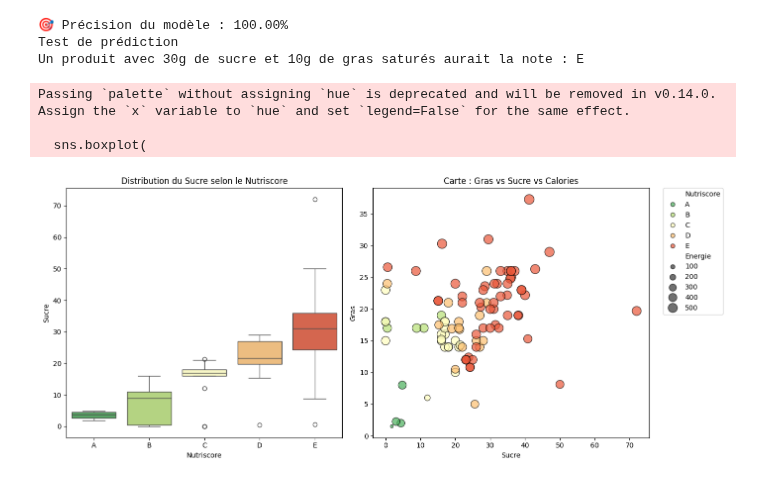
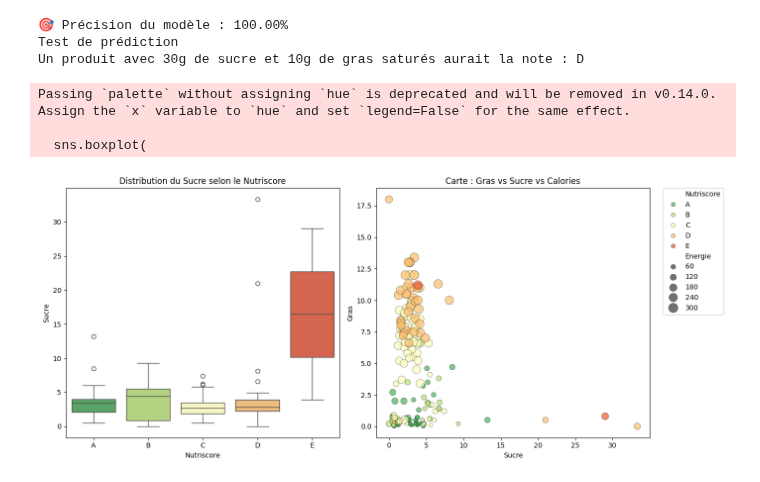
Before and after one commit to Mc3li3/ENSAE-Python-pour-la-data-science, a Jupyter notebook: src/main.ipynb, the cells around one changed output. Drawn from its saved outputs; the diff is of its cells as text; code cells hidden in the pictures.

Commit message:
data exploration

```diff
--- a/src/main.ipynb
+++ b/src/main.ipynb
@@ -30,6 +87,6 @@ display(df.head())
 # %%
 model = NutriModel()
-accuracy = model.train(df)
+accuracy = model.train(df_final)
 
 print(f"🎯 Précision du modèle : {accuracy:.2%}")
 
@@ -48,7 +105,7 @@ print(f"Un produit avec 30g de sucre et 10g de gras saturés aurait la note : {n
 # %% [output]
 🎯 Précision du modèle : 100.00%
 Test de prédiction
-Un produit avec 30g de sucre et 10g de gras saturés aurait la note : E
+Un produit avec 30g de sucre et 10g de gras saturés aurait la note : D
 # %%
 # Visualisation et Analyse
 
@@ -57,33 +114,33 @@ plt.figure(figsize=(14, 6))
 # Boxplot
 plt.subplot(1, 2, 1)
 sns.boxplot(
-    data=df,
+    data=df_final,
     x='Nutriscore',
     y='Sucre',
     palette="RdYlGn_r"
 )
 plt.title("Distribution du Sucre selon le Nutriscore")
 
 # Analyse multivariée : Relation Gras / Sucre / Calories
 plt.subplot(1, 2, 2)
 sns.scatterplot(
-    data=df,
+    data=df_final,
     x="Sucre",
     y="Gras",
     hue="Nutriscore",     # La couleur dépend du score
     size="Energie",# La taille du point dépend des calories
     sizes=(20, 200),      # Echelle de taille
     palette="RdYlGn_r",
     alpha=0.7,            # Transparence pour voir les points superposés
     edgecolor="black"
 )
 plt.title("Carte : Gras vs Sucre vs Calories")
 plt.legend(bbox_to_anchor=(1.05, 1), loc=2, borderaxespad=0.)
 
 plt.tight_layout() # Ajuste automatiquement les marges
 plt.show()
 # %% [output]
 Passing `palette` without assigning `hue` is deprecated and will be removed in v0.14.0. Assign the `x` variable to `hue` and set `legend=False` for the same effect.
 
   sns.boxplot(
-[figure, old version]
+[figure, new version]
```
Also changed, not shown: parts of 4 cells of this notebook, 3 other files.
